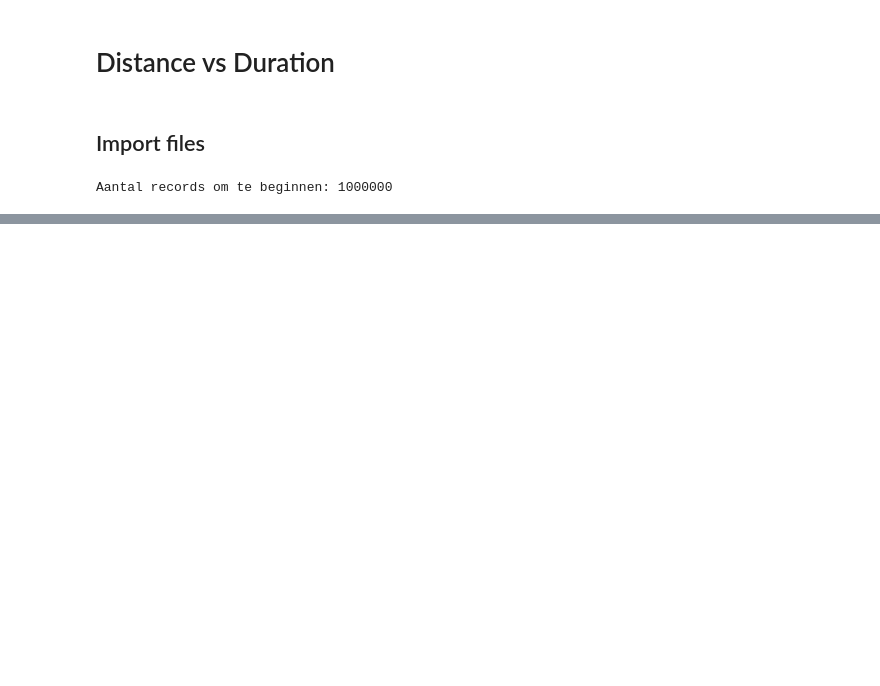
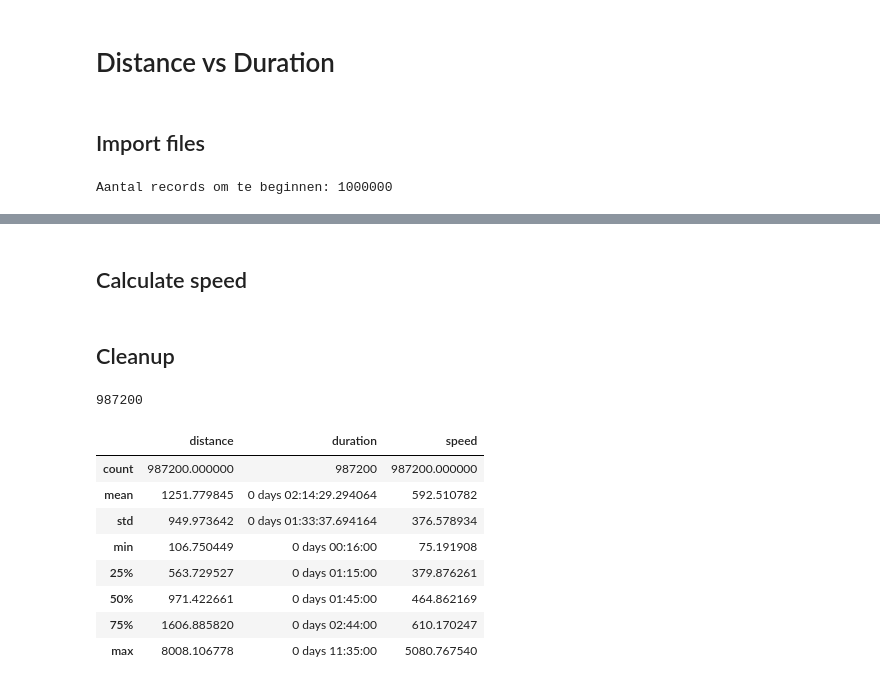
Before and after one commit to DepickereSven/Datatonic-challenge, a Jupyter notebook: Scripts/Machine Learning.ipynb, the cells around one changed output, grey strips where cells are left out. Saved outputs shown, nothing was run; the diff lists cells and outputs as text; code cells hidden in the pictures; blank space fills up the shorter version.

```diff
--- a/Scripts/Machine Learning.ipynb
+++ b/Scripts/Machine Learning.ipynb
@@ -59,3 +59,5 @@ data["duration"] = durations
+# %% [markdown]
+## Calculate speed
 # %%
 speeds = []
 for i, row in data.iterrows():
@@ -79,3 +69,30 @@ filtered_data = data[data["isNormalSpeed"]]
+# %% [markdown]
+## Cleanup
+# %%
+filtered_data = data
+
+shortest_distance_in_us = 100 #KM
+longest_distance_in_us = 9000 #KM
+shortest_duration_in_us = timedelta(minutes=16)
+longest_duration_in_us = timedelta(hours=11, minutes=40)
+
+filtered_data = filtered_data[filtered_data.distance.between(shortest_distance_in_us, longest_distance_in_us)]
+filtered_data = filtered_data[filtered_data.duration.between(shortest_duration_in_us,longest_duration_in_us)]
+print(len(filtered_data))
+# %% [output]
+987200
+# %%
+filtered_data.describe()
+# %% [output]
+|  | distance | duration | speed |
+| count | 987200.000000 | 987200 | 987200.000000 |
+| mean | 1251.779845 | 0 days 02:14:29.294064 | 592.510782 |
+| std | 949.973642 | 0 days 01:33:37.694164 | 376.578934 |
+| min | 106.750449 | 0 days 00:16:00 | 75.191908 |
+| 25% | 563.729527 | 0 days 01:15:00 | 379.876261 |
+| 50% | 971.422661 | 0 days 01:45:00 | 464.862169 |
+| 75% | 1606.885820 | 0 days 02:44:00 | 610.170247 |
+| max | 8008.106778 | 0 days 11:35:00 | 5080.767540 |
 # %%
 filtered_data.sort_values(by='speed', ascending=False)
 # %% [output]
```
Also changed, not shown: parts of 13 cells of this notebook.
